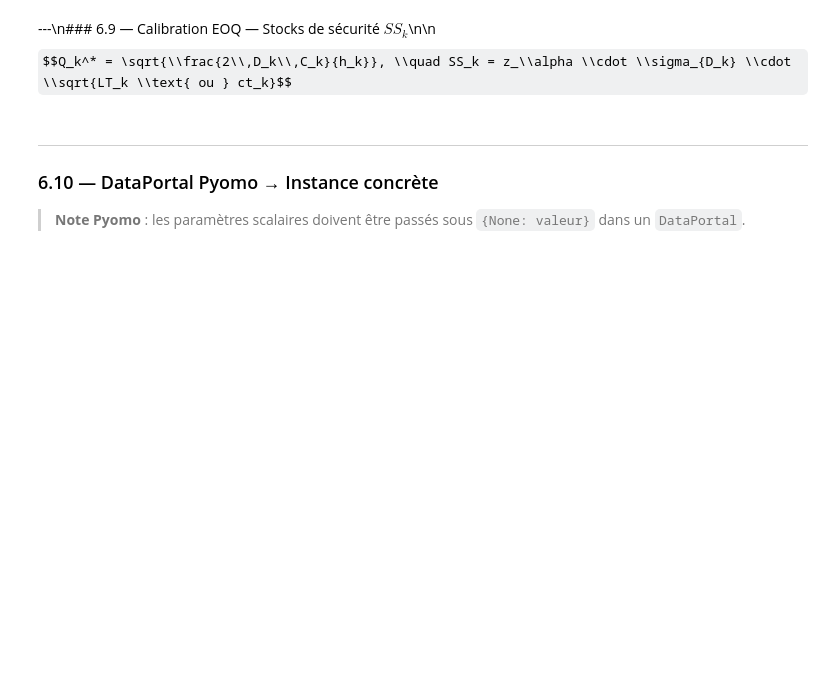
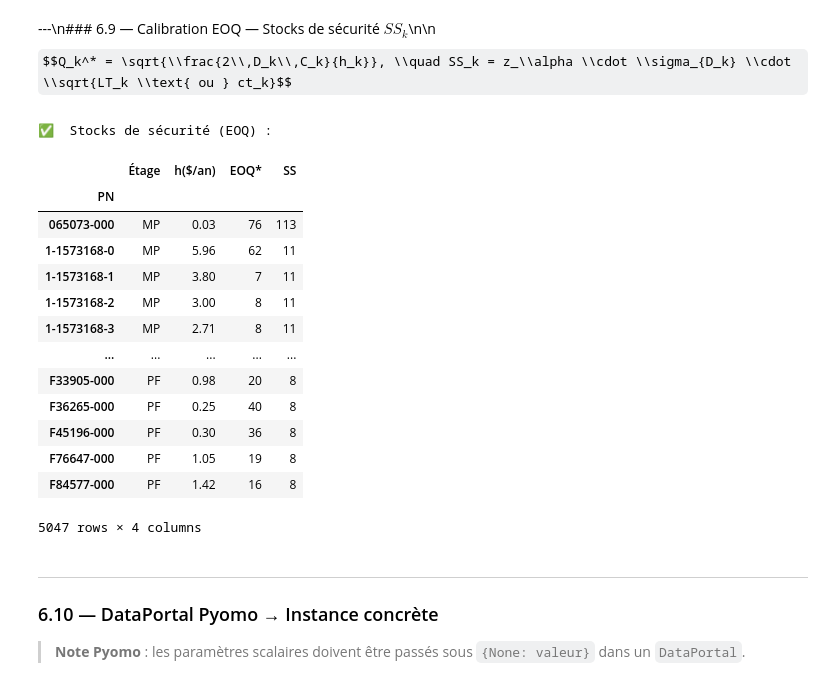
Before and after one commit to Younesmoussaoui/OPTIMISATION-STOCK, a Jupyter notebook: modelisation_stock_MILP_CLEAN.ipynb, the cells around one changed output. Saved outputs shown, nothing was run; the diff lists cells and outputs as text; code cells hidden in the pictures; some formulas as TeX source; blank space fills up the shorter version.

```diff
--- a/modelisation_stock_MILP_CLEAN.ipynb
+++ b/modelisation_stock_MILP_CLEAN.ipynb
@@ -696,7 +711,7 @@ print("=" * 62)
 ---
 ### 6.2 — Paramètres globaux (`Parametres_Modele.xlsx`)
 # %%
-df_p = pd.read_excel(f("Parametres_Modele.xlsx"), sheet_name="Parametres_Globaux")
+df_p = pd.read_excel(f("/content/sample_data/Parametres_Modele.xlsx"), sheet_name="Parametres_Globaux")
 df_p.columns = df_p.columns.str.strip()
 params = df_p.set_index("Paramètre")["Valeur"].to_dict()
 
@@ -937,39 +1053,69 @@ display(df_cap)
 # %%
 # Demandes annuelles par cascade BOM
 D_an_PF = {l: max(1, sum(demande.get((l,t),0) for t in T) * 3) for l in L}
 D_an_SF = {j: max(1, sum(b_bom[j][l] * D_an_PF[l] for l in L)) for j in J}
 D_an_MP = {i: max(1, sum(a_bom[i][j] * D_an_SF[j] for j in J)) for i in I}
 
-SS    = {}
-rows  = []
+def calc_eoq(D, C, h):
+    """Calcule EOQ en sécurisant contre division par zéro et valeurs infinies."""
+    h_safe = max(h, 0.01)          # plancher sur h
+    val    = 2 * D * C / h_safe
+    return math.sqrt(val) if (val > 0 and math.isfinite(val)) else 0.0
+
+SS   = {}
+rows = []
 
 for i in I:
-    h   = tau * prix_MP[i]
-    Qs  = math.sqrt(2 * D_an_MP[i] * C_passation[i] / h)
-    ss  = z_alpha * sigma_D[i] * math.sqrt(LT[i])
+    h   = tau * max(prix_MP[i], 0.01)
+    Qs  = calc_eoq(D_an_MP[i], C_passation[i], h)
+    ss  = z_alpha * sigma_D[i] * math.sqrt(max(LT[i], 1))
     SS[i] = ss
-    rows.append({"PN":i,"Étage":"MP","h($/an)":round(h,2),"EOQ*":round(Qs),"SS":round(ss)})
+    rows.append({"PN":i,"Étage":"MP","h($/an)":round(h,2),
+                 "EOQ*":int(Qs),"SS":int(ss)})   # int() au lieu de round()
 
 for j in J:
-    h   = tau * prix_SF[j]
-    Qs  = math.sqrt(2 * D_an_SF[j] * C_lancement_SF[j] / h)
-    ss  = z_alpha * sigma_D[j] * math.sqrt(ct_SF[j])
+    h   = tau * max(prix_SF[j], 0.01)
+    Qs  = calc_eoq(D_an_SF[j], C_lancement_SF[j], h)
+    ss  = z_alpha * sigma_D[j] * math.sqrt(max(ct_SF[j], 1))
     SS[j] = ss
-    rows.append({"PN":j,"Étage":"SF","h($/an)":round(h,2),"EOQ*":round(Qs),"SS":round(ss)})
+    rows.append({"PN":j,"Étage":"SF","h($/an)":round(h,2),
+                 "EOQ*":int(Qs),"SS":int(ss)})
 
 for l in L:
-    h   = tau * prix_PF[l]
-    Qs  = math.sqrt(2 * D_an_PF[l] * C_lancement_PF[l] / h)
-    ss  = z_alpha * sigma_D[l] * math.sqrt(ct_PF[l])
+    h   = tau * max(prix_PF[l], 0.01)
+    Qs  = calc_eoq(D_an_PF[l], C_lancement_PF[l], h)
+    ss  = z_alpha * sigma_D[l] * math.sqrt(max(ct_PF[l], 1))
     SS[l] = ss
-    rows.append({"PN":l,"Étage":"PF","h($/an)":round(h,2),"EOQ*":round(Qs),"SS":round(ss)})
+    rows.append({"PN":l,"Étage":"PF","h($/an)":round(h,2),
+                 "EOQ*":int(Qs),"SS":int(ss)})
 
 SS_MP = {i: SS[i] for i in I}
 SS_SF = {j: SS[j] for j in J}
 SS_PF = {l: SS[l] for l in L}
 
+# Rapport PN avec données manquantes
+pns_prix_nul = [k for k,p in {**prix_MP,**prix_SF,**prix_PF}.items() if p == 0]
+if pns_prix_nul:
+    print(f"⚠️  {len(pns_prix_nul)} PN avec prix = 0 → EOQ non significatif : {pns_prix_nul[:5]}")
+
 print("✅  Stocks de sécurité (EOQ) :")
 display(pd.DataFrame(rows).set_index("PN"))
+# %% [output]
+✅  Stocks de sécurité (EOQ) :
+|  | Étage | h($/an) | EOQ* | SS |
+| PN |  |  |  |  |
+| 065073-000 | MP | 0.03 | 76 | 113 |
+| 1-1573168-0 | MP | 5.96 | 62 | 11 |
+| 1-1573168-1 | MP | 3.80 | 7 | 11 |
+| 1-1573168-2 | MP | 3.00 | 8 | 11 |
+| 1-1573168-3 | MP | 2.71 | 8 | 11 |
+| ... | ... | ... | ... | ... |
+| F33905-000 | PF | 0.98 | 20 | 8 |
+| F36265-000 | PF | 0.25 | 40 | 8 |
+| F45196-000 | PF | 0.30 | 36 | 8 |
+| F76647-000 | PF | 1.05 | 19 | 8 |
+| F84577-000 | PF | 1.42 | 16 | 8 |
+5047 rows × 4 columns
 # %% [markdown]
 ---
 ### 6.10 — DataPortal Pyomo → Instance concrète
```
Also changed, not shown: parts of 14 cells of this notebook.
